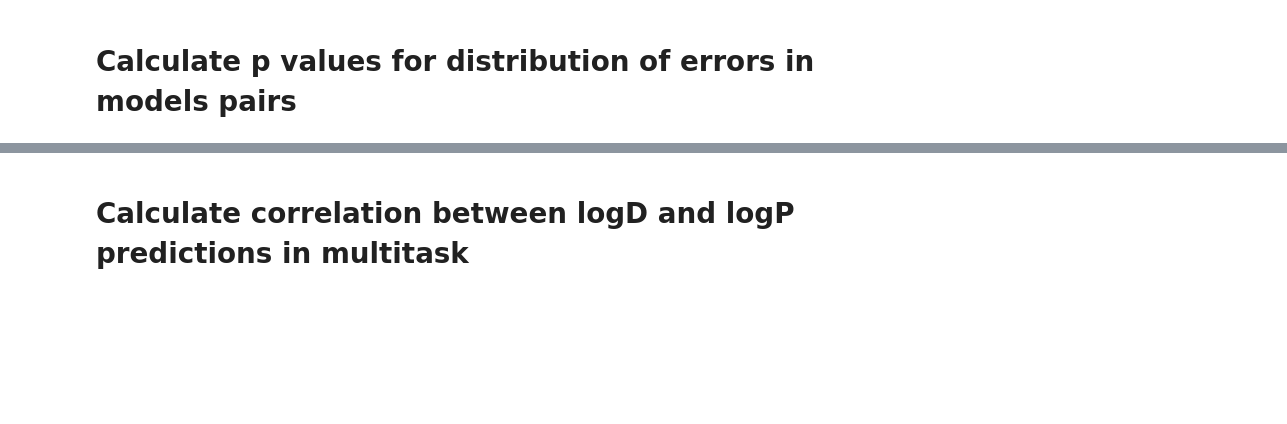
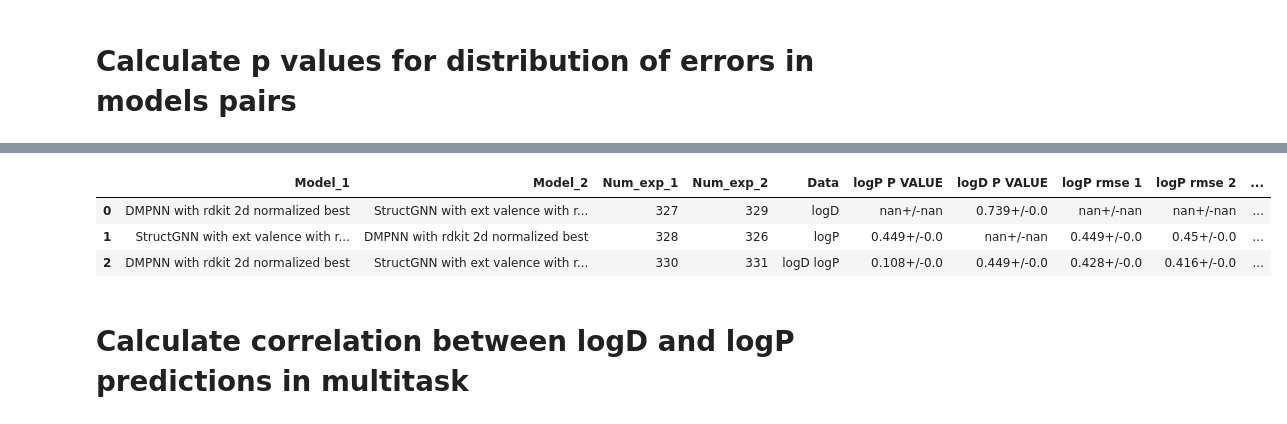
Before and after one commit to VEK239/StructGNN-lipophilicity, a Jupyter notebook: notebooks/SOTA/1_DMPNN_StructGNN_models_analysis.ipynb, the cells around one changed output, grey strips where cells are left out. Drawn from its saved outputs; the diff is of its cells as text; code cells hidden in the pictures; blank space fills up the shorter version.

```diff
--- a/notebooks/SOTA/1_DMPNN_StructGNN_models_analysis.ipynb
+++ b/notebooks/SOTA/1_DMPNN_StructGNN_models_analysis.ipynb
@@ -349,12 +353,12 @@ for NUM_EXP_PAIR in tqdm(NUM_EXPS_PAIRS):
                 stat, p = ttest_ind(ERROR_COLUMN_1, ERROR_COLUMN_2)
                 p_value[VALUE_COLUMN]['P_VALUE'].append(p)
             else:
-#                 if 'DMPNN' in p_value_mean_std['Model_1']:
-                stat, p = mannwhitneyu(ERROR_COLUMN_1, ERROR_COLUMN_2)#, alternative = 'less')
-                p_value[VALUE_COLUMN]['P_VALUE'].append(p)
-#                 else:
-#                     stat, p = mannwhitneyu(test_prediction_2[ERROR_COLUMN], test_prediction_1[ERROR_COLUMN], alternative = 'less')
-#                     p_value[VALUE_COLUMN]['P_VALUE'].append(p)
+                if 'DMPNN' in p_value_mean_std['Model_1']:
+                    stat, p = mannwhitneyu(ERROR_COLUMN_1, ERROR_COLUMN_2, alternative = 'greater')
+                    p_value[VALUE_COLUMN]['P_VALUE'].append(p)
+                else:
+                    stat, p = mannwhitneyu(ERROR_COLUMN_1, ERROR_COLUMN_2, alternative = 'less')
+                    p_value[VALUE_COLUMN]['P_VALUE'].append(p)
 
 
 
@@ -490,0 +435,10 @@ p_value
+# %%
+NUM_EXPS_PAIRS = [(327, 329), (328, 326), (330,331)]
+ALPHA = 0.05
+
+FILENAME = "test_predictions.csv"
+
+SMILES_COLUMN = 'smiles'
+ERROR_COLUMN = 'Squared Error'
+
+FOLDS= 1
@@ -491,3 +637,10 @@ p_value
+# %%
+stats_markdown_table
+# %% [output]
+|  | Model_1 | Model_2 | Num_exp_1 | Num_exp_2 | Data | logP P VALUE | logD P VALUE | logP rmse 1 | logP rmse 2 | ... |
+| 0 | DMPNN with rdkit 2d normalized best | StructGNN with ext valence with r... | 327 | 329 | logD | nan+/-nan | 0.739+/-0.0 | nan+/-nan | nan+/-nan | ... |
+| 1 | StructGNN with ext valence with r... | DMPNN with rdkit 2d normalized best | 328 | 326 | logP | 0.449+/-0.0 | nan+/-nan | 0.449+/-0.0 | 0.45+/-0.0 | ... |
+| 2 | DMPNN with rdkit 2d normalized best | StructGNN with ext valence with r... | 330 | 331 | logD logP | 0.108+/-0.0 | 0.449+/-0.0 | 0.428+/-0.0 | 0.416+/-0.0 | ... |
 # %% [markdown]
 # Calculate correlation between logD and logP predictions in multitask
 # %%
```
Also changed, not shown: parts of 10 cells of this notebook, 45 other files.
